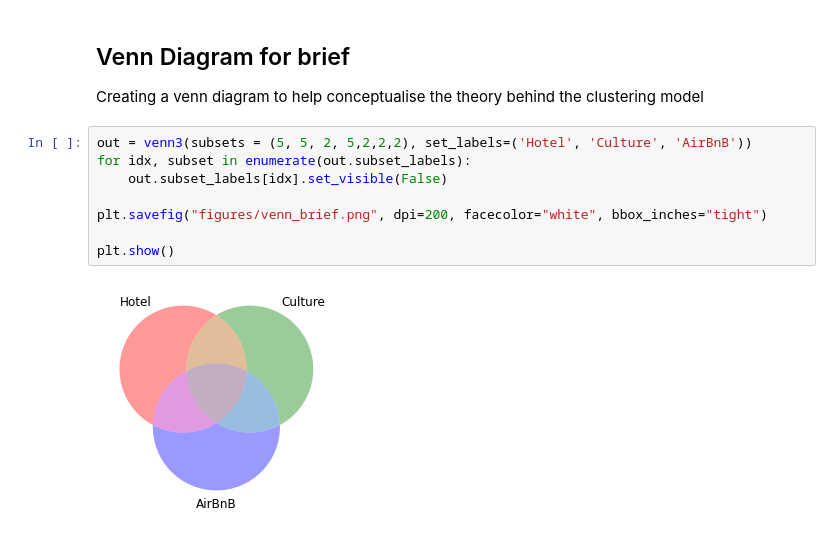
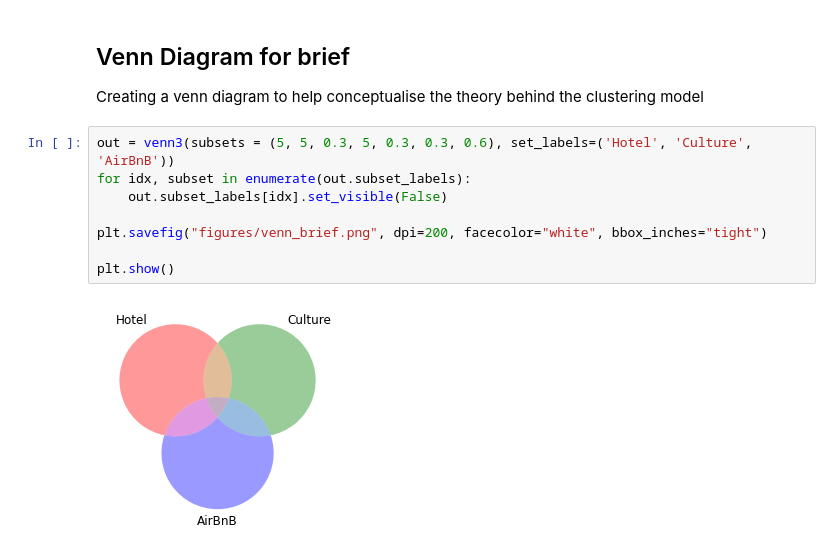
Before and after one commit to ZacharyP-E/are-you-gitting-me, a Jupyter notebook: analysis_with_hotels.ipynb, the cells around one changed output. Drawn from its saved outputs; the diff is of its cells as text.

Commit message:
updated venn diagram

```diff
--- a/analysis_with_hotels.ipynb
+++ b/analysis_with_hotels.ipynb
@@ -529,12 +529,12 @@ plt.show()
 ## Venn Diagram for brief
 Creating a venn diagram to help conceptualise the theory behind the clustering model
 # %%
-out = venn3(subsets = (5, 5, 2, 5,2,2,2), set_labels=('Hotel', 'Culture', 'AirBnB'))
+out = venn3(subsets = (5, 5, 0.3, 5, 0.3, 0.3, 0.6), set_labels=('Hotel', 'Culture', 'AirBnB'))
 for idx, subset in enumerate(out.subset_labels):
     out.subset_labels[idx].set_visible(False)
 
 plt.savefig("figures/venn_brief.png", dpi=200, facecolor="white", bbox_inches="tight")
 
 plt.show()
 # %% [output]
-[figure, old version]
+[figure, new version]
```
Also changed, not shown: 2 other files.
